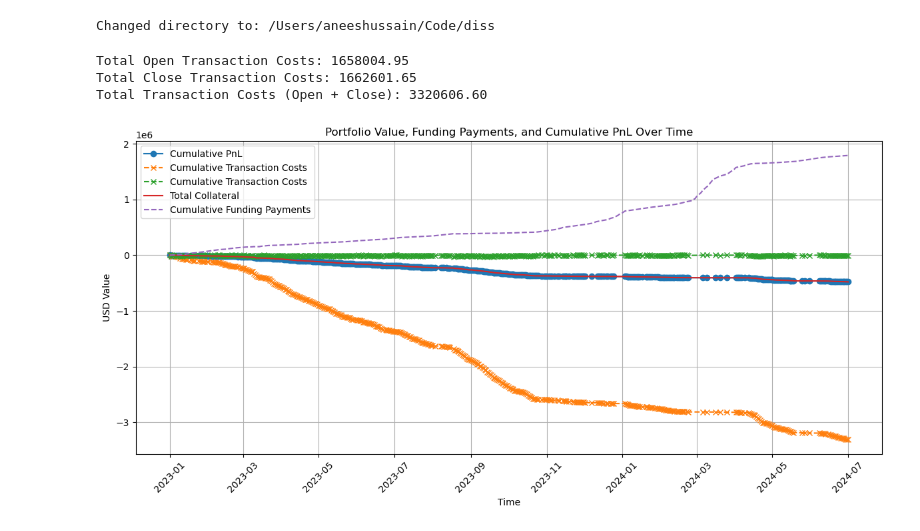
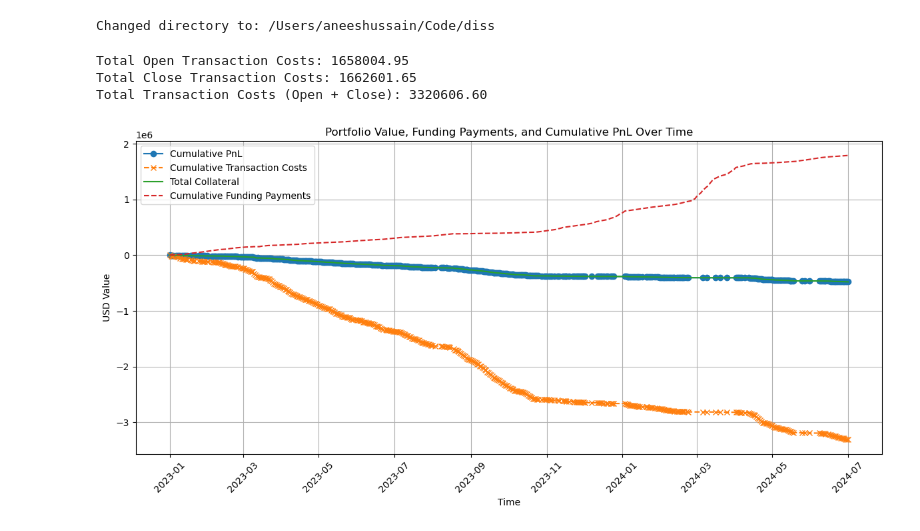
Before and after one commit to AHA-HH/optimising-funding-rate-arbitrage, a Jupyter notebook: analysis/exploratory.ipynb, the cells around one changed output. Drawn from its saved outputs; the diff is of its cells as text; code cells hidden in the pictures.

```diff
--- a/analysis/exploratory.ipynb
+++ b/analysis/exploratory.ipynb
@@ -78,35 +78,31 @@ plt.figure(figsize=(12, 6))
 
 # Plot cumulative PnL (using the close date as x-axis)
 plt.plot(cumulative_pnl.index, cumulative_pnl.values, label='Cumulative PnL', marker='o')
 
 # Plot cumulative transaction costs
 plt.plot(cumulative_transaction_costs.index, -cumulative_transaction_costs.values, label='Cumulative Transaction Costs', linestyle='--', marker='x')
 
-# Plot cumulative transaction costs
-plt.plot(daily_transaction_costs.index, -daily_transaction_costs.values, label='Cumulative Transaction Costs', linestyle='--', marker='x')
-
-
 
 # Plot total collateral
 plt.plot(df.index, df['total_collateral'], label='Total Collateral', linestyle='-')
 
 # Plot cumulative funding payments
 plt.plot(df.index, df['total_funding_payments'], label='Cumulative Funding Payments', linestyle='--')
 
 # Customize the plot
 plt.xlabel('Time')
 plt.ylabel('USD Value')
 plt.title('Portfolio Value, Funding Payments, and Cumulative PnL Over Time')
 plt.grid(True)
 plt.legend()
 
 plt.xticks(rotation=45)
 plt.tight_layout()
 
 # Show the plot
 plt.show()
 # %% [output]
 Total Open Transaction Costs: 1658004.95
 Total Close Transaction Costs: 1662601.65
 Total Transaction Costs (Open + Close): 3320606.60
-[figure, old version]
+[figure, new version]
```
Also changed, not shown: parts of 7 cells of this notebook, 5 other files.
